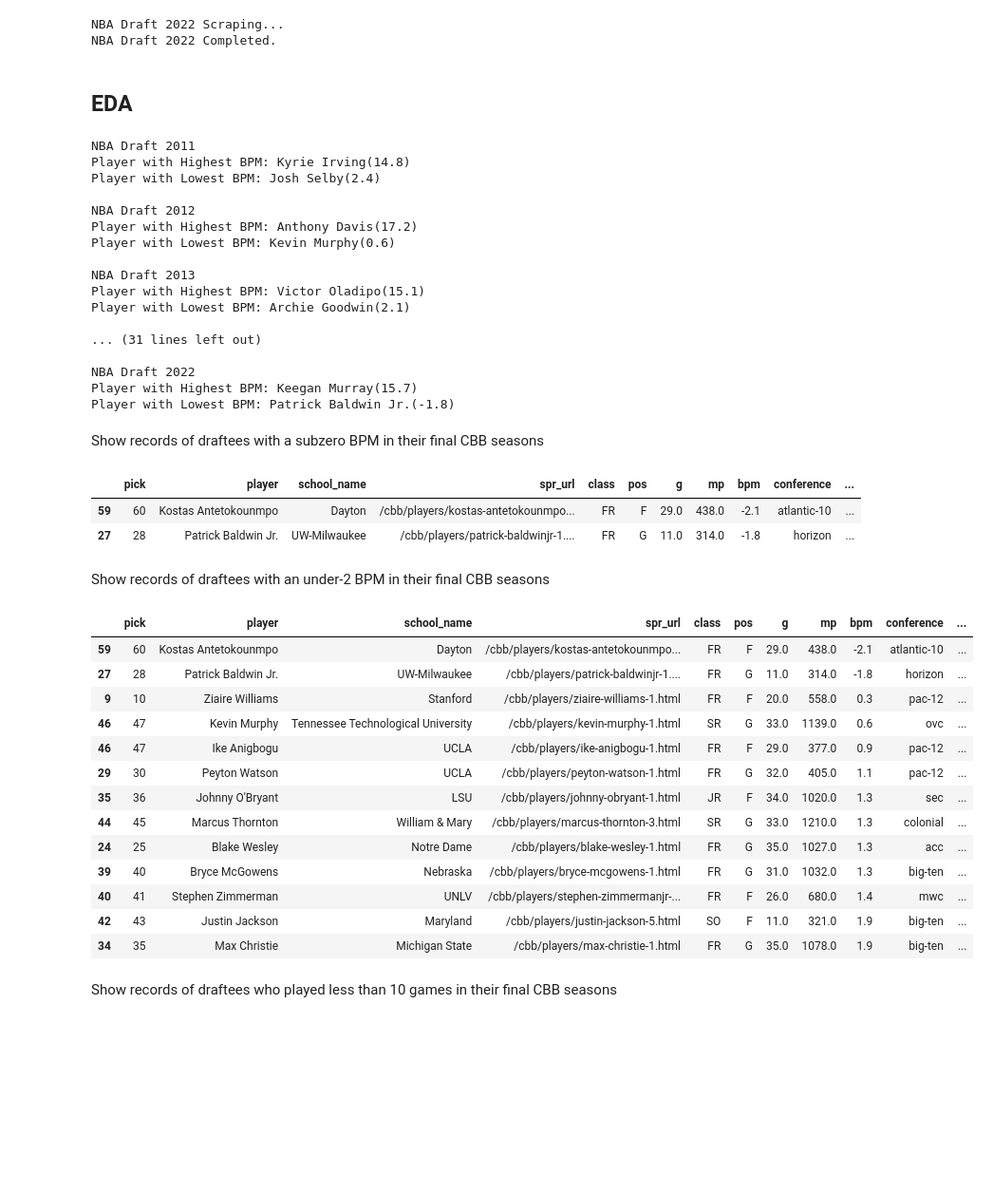
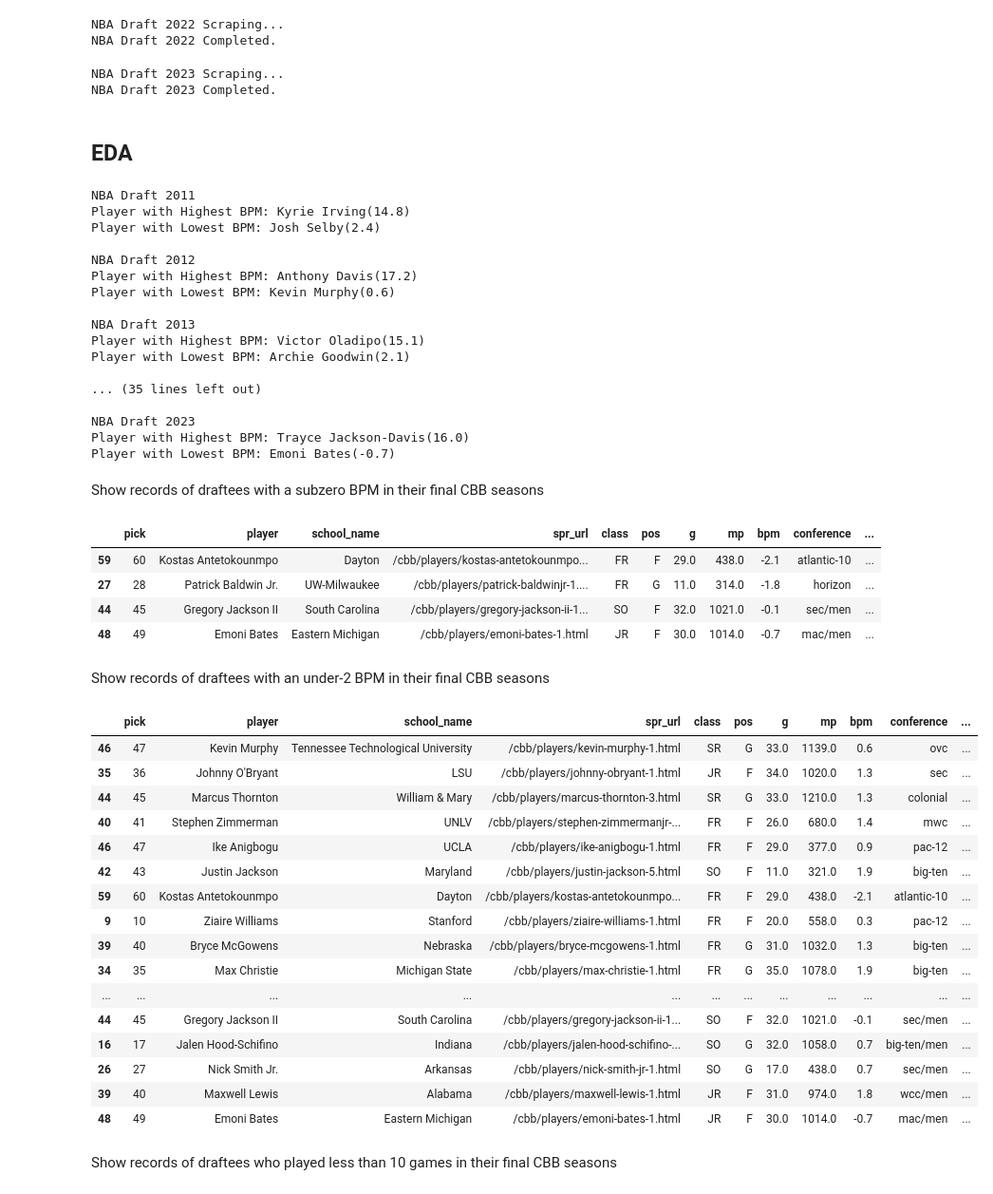
Before and after one commit to xulianrenzoku/cbb_china_players, a Jupyter notebook: nba_draft_bpm_lookup.ipynb, the cells around one changed output. Shown at 95% size. Drawn from its saved outputs; the diff is of its cells as text; code cells hidden in the pictures; blank space fills up the shorter version.

```diff
--- a/nba_draft_bpm_lookup.ipynb
+++ b/nba_draft_bpm_lookup.ipynb
@@ -111,11 +112,17 @@ get_draft_info(year).to_csv(f'nba_draft_year_bpm/{year}.csv', index=False)
 # %% [output]
 NBA Draft 2022 Scraping...
 NBA Draft 2022 Completed.
+# %%
+year = 2023
+get_draft_info(year).to_csv(f'nba_draft_year_bpm/{year}.csv', index=False)
+# %% [output]
+NBA Draft 2023 Scraping...
+NBA Draft 2023 Completed.
 # %% [markdown]
 ## EDA
 # %%
 draftee_dict = {}
-for year in range(2011, 2023):
+for year in range(2011, 2024):
     draftee_df = pd.read_csv(f'nba_draft_year_bpm/{year}.csv')
     draftee_df['year'] = year
     print(f'NBA Draft {year}')
@@ -138,40 +145,45 @@ NBA Draft 2013
 Player with Highest BPM: Victor Oladipo(15.1)
 Player with Lowest BPM: Archie Goodwin(2.1)
 
-... (31 lines left out)
+... (35 lines left out)
 
-NBA Draft 2022
-Player with Highest BPM: Keegan Murray(15.7)
-Player with Lowest BPM: Patrick Baldwin Jr.(-1.8)
+NBA Draft 2023
+Player with Highest BPM: Trayce Jackson-Davis(16.0)
+Player with Lowest BPM: Emoni Bates(-0.7)
 # %% [markdown]
 Show records of draftees with a subzero BPM in their final CBB seasons
 # %%
-draft_records = pd.concat([draftee_dict[year] for year in range(2011, 2023)])
+draft_records = pd.concat([draftee_dict[year] for year in range(2011, 2024)])
 draft_records[draft_records['bpm'] < 0]
 # %% [output]
 |  | pick | player | school_name | spr_url | class | pos | g | mp | bpm | conference | ... |
 | 59 | 60 | Kostas Antetokounmpo | Dayton | /cbb/players/kostas-antetokounmpo... | FR | F | 29.0 | 438.0 | -2.1 | atlantic-10 | ... |
 | 27 | 28 | Patrick Baldwin Jr. | UW-Milwaukee | /cbb/players/patrick-baldwinjr-1.... | FR | G | 11.0 | 314.0 | -1.8 | horizon | ... |
+| 44 | 45 | Gregory Jackson II | South Carolina | /cbb/players/gregory-jackson-ii-1... | SO | F | 32.0 | 1021.0 | -0.1 | sec/men | ... |
+| 48 | 49 | Emoni Bates | Eastern Michigan | /cbb/players/emoni-bates-1.html | JR | F | 30.0 | 1014.0 | -0.7 | mac/men | ... |
 # %% [markdown]
 Show records of draftees with an under-2 BPM in their final CBB seasons
 # %%
-draft_records = pd.concat([draftee_dict[year] for year in range(2011, 2023)])
-draft_records[draft_records['bpm'] < 2].sort_values('bpm')
+draft_records = pd.concat([draftee_dict[year] for year in range(2011, 2024)])
+draft_records[draft_records['bpm'] < 2].sort_values('year')
 # %% [output]
 |  | pick | player | school_name | spr_url | class | pos | g | mp | bpm | conference | ... |
-| 59 | 60 | Kostas Antetokounmpo | Dayton | /cbb/players/kostas-antetokounmpo... | FR | F | 29.0 | 438.0 | -2.1 | atlantic-10 | ... |
-| 27 | 28 | Patrick Baldwin Jr. | UW-Milwaukee | /cbb/players/patrick-baldwinjr-1.... | FR | G | 11.0 | 314.0 | -1.8 | horizon | ... |
-| 9 | 10 | Ziaire Williams | Stanford | /cbb/players/ziaire-williams-1.html | FR | F | 20.0 | 558.0 | 0.3 | pac-12 | ... |
 | 46 | 47 | Kevin Murphy | Tennessee Technological University | /cbb/players/kevin-murphy-1.html | SR | G | 33.0 | 1139.0 | 0.6 | ovc | ... |
-| 46 | 47 | Ike Anigbogu | UCLA | /cbb/players/ike-anigbogu-1.html | FR | F | 29.0 | 377.0 | 0.9 | pac-12 | ... |
-| 29 | 30 | Peyton Watson | UCLA | /cbb/players/peyton-watson-1.html | FR | G | 32.0 | 405.0 | 1.1 | pac-12 | ... |
 | 35 | 36 | Johnny O'Bryant | LSU | /cbb/players/johnny-obryant-1.html | JR | F | 34.0 | 1020.0 | 1.3 | sec | ... |
 | 44 | 45 | Marcus Thornton | William & Mary | /cbb/players/marcus-thornton-3.html | SR | G | 33.0 | 1210.0 | 1.3 | colonial | ... |
-| 24 | 25 | Blake Wesley | Notre Dame | /cbb/players/blake-wesley-1.html | FR | G | 35.0 | 1027.0 | 1.3 | acc | ... |
+| 40 | 41 | Stephen Zimmerman | UNLV | /cbb/players/stephen-zimmermanjr-... | FR | F | 26.0 | 680.0 | 1.4 | mwc | ... |
+| 46 | 47 | Ike Anigbogu | UCLA | /cbb/players/ike-anigbogu-1.html | FR | F | 29.0 | 377.0 | 0.9 | pac-12 | ... |
+| 42 | 43 | Justin Jackson | Maryland | /cbb/players/justin-jackson-5.html | SO | F | 11.0 | 321.0 | 1.9 | big-ten | ... |
+| 59 | 60 | Kostas Antetokounmpo | Dayton | /cbb/players/kostas-antetokounmpo... | FR | F | 29.0 | 438.0 | -2.1 | atlantic-10 | ... |
+| 9 | 10 | Ziaire Williams | Stanford | /cbb/players/ziaire-williams-1.html | FR | F | 20.0 | 558.0 | 0.3 | pac-12 | ... |
 | 39 | 40 | Bryce McGowens | Nebraska | /cbb/players/bryce-mcgowens-1.html | FR | G | 31.0 | 1032.0 | 1.3 | big-ten | ... |
-| 40 | 41 | Stephen Zimmerman | UNLV | /cbb/players/stephen-zimmermanjr-... | FR | F | 26.0 | 680.0 | 1.4 | mwc | ... |
-| 42 | 43 | Justin Jackson | Maryland | /cbb/players/justin-jackson-5.html | SO | F | 11.0 | 321.0 | 1.9 | big-ten | ... |
 | 34 | 35 | Max Christie | Michigan State | /cbb/players/max-christie-1.html | FR | G | 35.0 | 1078.0 | 1.9 | big-ten | ... |
+| ... | ... | ... | ... | ... | ... | ... | ... | ... | ... | ... | ... |
+| 44 | 45 | Gregory Jackson II | South Carolina | /cbb/players/gregory-jackson-ii-1... | SO | F | 32.0 | 1021.0 | -0.1 | sec/men | ... |
+| 16 | 17 | Jalen Hood-Schifino | Indiana | /cbb/players/jalen-hood-schifino-... | SO | G | 32.0 | 1058.0 | 0.7 | big-ten/men | ... |
+| 26 | 27 | Nick Smith Jr. | Arkansas | /cbb/players/nick-smith-jr-1.html | SO | G | 17.0 | 438.0 | 0.7 | sec/men | ... |
+| 39 | 40 | Maxwell Lewis | Alabama | /cbb/players/maxwell-lewis-1.html | JR | F | 31.0 | 974.0 | 1.8 | wcc/men | ... |
+| 48 | 49 | Emoni Bates | Eastern Michigan | /cbb/players/emoni-bates-1.html | JR | F | 30.0 | 1014.0 | -0.7 | mac/men | ... |
 # %% [markdown]
 Show records of draftees who played less than 10 games in their final CBB seasons
 # %%
```
Also changed, not shown: parts of 13 cells of this notebook.
